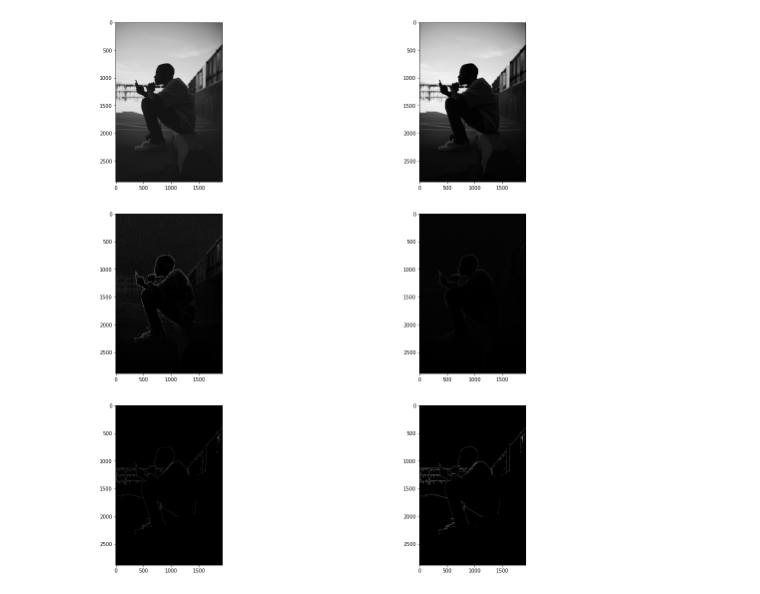
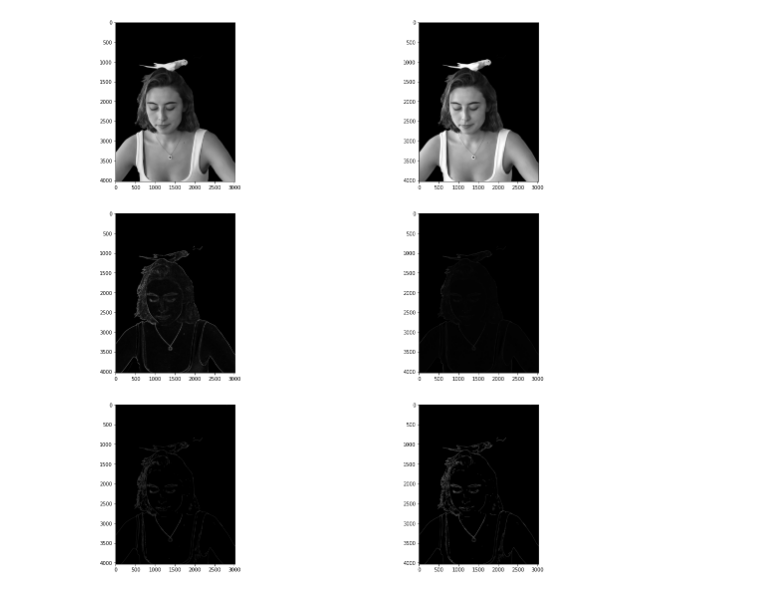
Before and after one commit to arianomidi/ASCIICSA, a Jupyter notebook: src/ascii_edge_test.ipynb, the cells around one changed output. Drawn from its saved outputs; the diff is of its cells as text; code cells hidden in the pictures.

```diff
--- a/src/ascii_edge_test.ipynb
+++ b/src/ascii_edge_test.ipynb
@@ -9,7 +9,7 @@ from matplotlib import pyplot as plt
 # Plot inline
 %matplotlib inline
 
-img_path = "../data/man_outline.jpg"
+img_path = "../data/male_e.png"
 kernel_size = 5
 
 chars = " .,=+-_^<>()[]{|}\\!/"
@@ -57,35 +57,35 @@ sobel_img = np.uint8(sobel_img)
 # laplacian
 laplacian_img = cv2.Laplacian(
     src=blur_img, ddepth=cv2.CV_64F, ksize=1
 )  # Combined X and Y Sobel Edge Detection
 
 laplacian_img = np.absolute(laplacian_img)
 laplacian_img = np.uint8(laplacian_img)
 
 # canny
-canny_img = cv2.Canny(blur_img, 40, 100)
+canny_img = cv2.Canny(blur_img, 40, 80)
 
 # dileted canny
 canny_dilated = cv2.dilate(canny_img, (5,5))
 
 # plot
 plt.figure(figsize=(20,20))
 
 plt.subplot(321)
 plt.imshow(img, cmap="gray")
 plt.subplot(322)
 plt.imshow(blur_img, cmap="gray")
 plt.subplot(323)
 plt.imshow(sobel_img, cmap="gray")
 plt.subplot(324)
 plt.imshow(laplacian_img, cmap="gray")
 plt.subplot(325)
 plt.imshow(canny_img, cmap="gray")
 plt.subplot(326)
 plt.imshow(canny_dilated, cmap="gray")
 plt.show()
 # %% [output]
-[figure, old version]
+[figure, new version]
 # %%
 # get char images
 char_dict = getCharImages(chars=chars)
```
Also changed, not shown: parts of 2 cells of this notebook.
